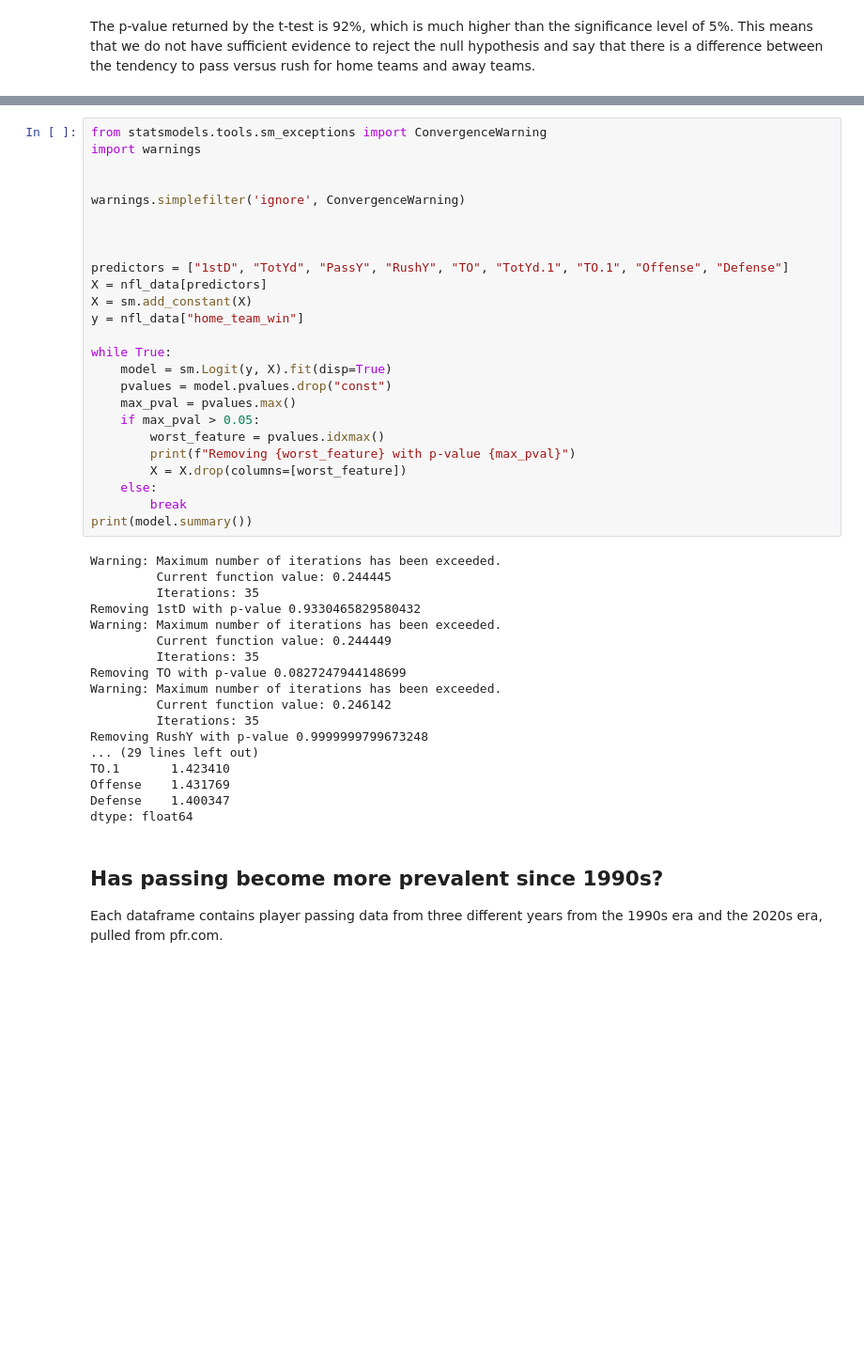
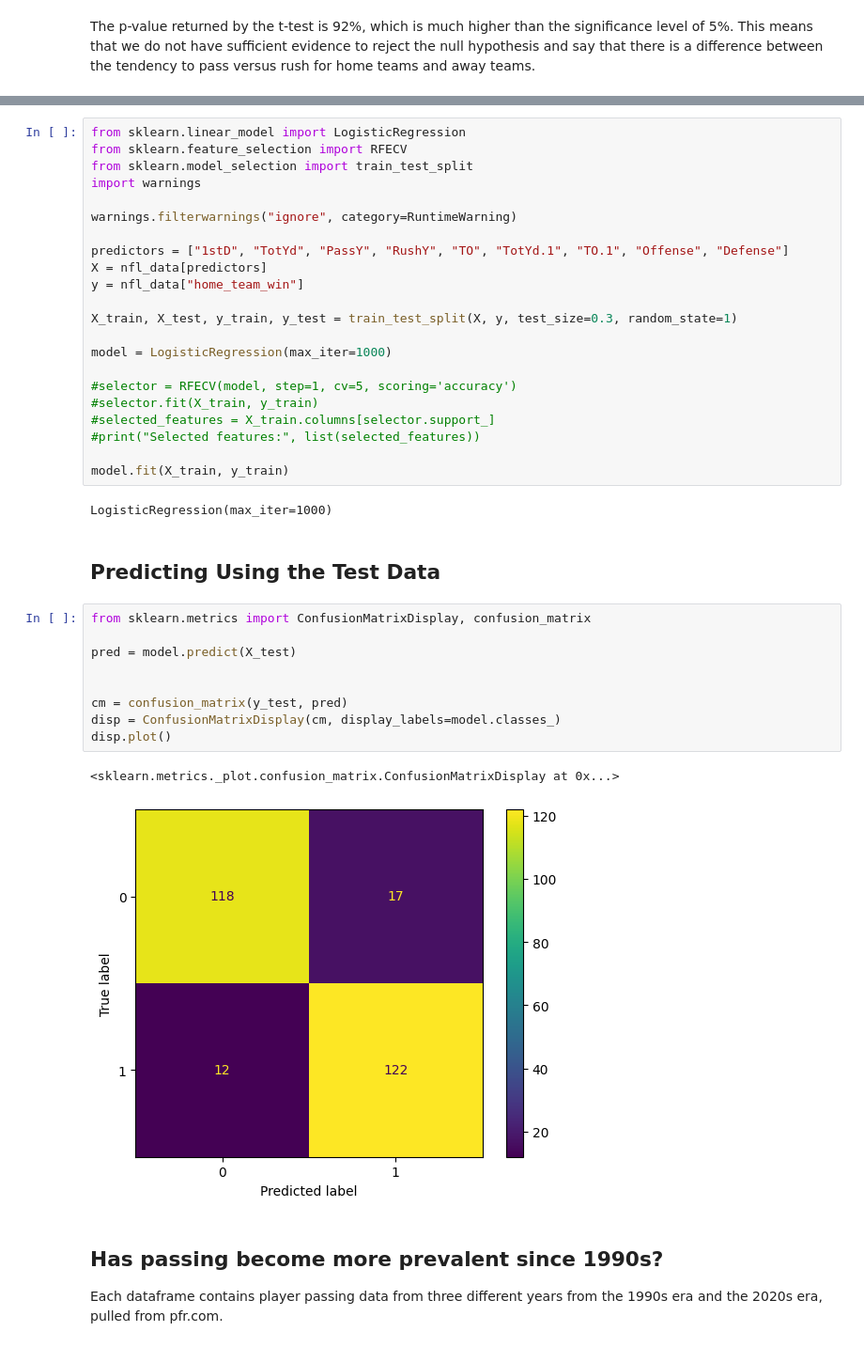
Before and after one commit to aayn-a/Exploratory-Analysis-of-Data-from-NFL-Games, a Jupyter notebook: homefieldadvatange.ipynb, the cells around one changed output, grey strips where cells are left out. Shown at 94% size. Cells and saved outputs as stored; diff of their text form; blank space fills up the shorter version.

```diff
--- a/homefieldadvatange.ipynb
+++ b/homefieldadvatange.ipynb
@@ -274,46 +274,41 @@ Backwards Elimination was used so the strongest features in predicting a win wer
 # %%
-from statsmodels.tools.sm_exceptions import ConvergenceWarning
+from sklearn.linear_model import LogisticRegression
+from sklearn.feature_selection import RFECV
+from sklearn.model_selection import train_test_split
 import warnings
 
-
-warnings.simplefilter('ignore', ConvergenceWarning)
-
-
+warnings.filterwarnings("ignore", category=RuntimeWarning)
 
 predictors = ["1stD", "TotYd", "PassY", "RushY", "TO", "TotYd.1", "TO.1", "Offense", "Defense"]
 X = nfl_data[predictors]
-X = sm.add_constant(X)
 y = nfl_data["home_team_win"]
 
-while True:
-    model = sm.Logit(y, X).fit(disp=True)
-    pvalues = model.pvalues.drop("const")
-    max_pval = pvalues.max()
-    if max_pval > 0.05:
-        worst_feature = pvalues.idxmax()
-        print(f"Removing {worst_feature} with p-value {max_pval}")
-        X = X.drop(columns=[worst_feature])
-    else:
-        break
-print(model.summary())
+X_train, X_test, y_train, y_test = train_test_split(X, y, test_size=0.3, random_state=1)
+
+model = LogisticRegression(max_iter=1000)
+
+#selector = RFECV(model, step=1, cv=5, scoring='accuracy')
+#selector.fit(X_train, y_train)
+#selected_features = X_train.columns[selector.support_]
+#print("Selected features:", list(selected_features))
+
+model.fit(X_train, y_train)
 # %% [output]
-Warning: Maximum number of iterations has been exceeded.
-         Current function value: 0.244445
-         Iterations: 35
-Removing 1stD with p-value 0.9330465829580432
-Warning: Maximum number of iterations has been exceeded.
-         Current function value: 0.244449
-         Iterations: 35
-Removing TO with p-value 0.0827247944148699
-Warning: Maximum number of iterations has been exceeded.
-         Current function value: 0.246142
-         Iterations: 35
-Removing RushY with p-value 0.9999999799673248
-... (29 lines left out)
-TO.1       1.423410
-Offense    1.431769
-Defense    1.400347
-dtype: float64
+LogisticRegression(max_iter=1000)
+# %% [markdown]
+## Predicting Using the Test Data
+# %%
+from sklearn.metrics import ConfusionMatrixDisplay, confusion_matrix
+
+pred = model.predict(X_test)
+
+
+cm = confusion_matrix(y_test, pred)
+disp = ConfusionMatrixDisplay(cm, display_labels=model.classes_)
+disp.plot()
+# %% [output]
+<sklearn.metrics._plot.confusion_matrix.ConfusionMatrixDisplay at 0x...>
+[figure, added]
 # %% [markdown]
 ## Has passing become more prevalent since 1990s?
 
```
Also changed, not shown: parts of 7 cells of this notebook, 13 other files.
